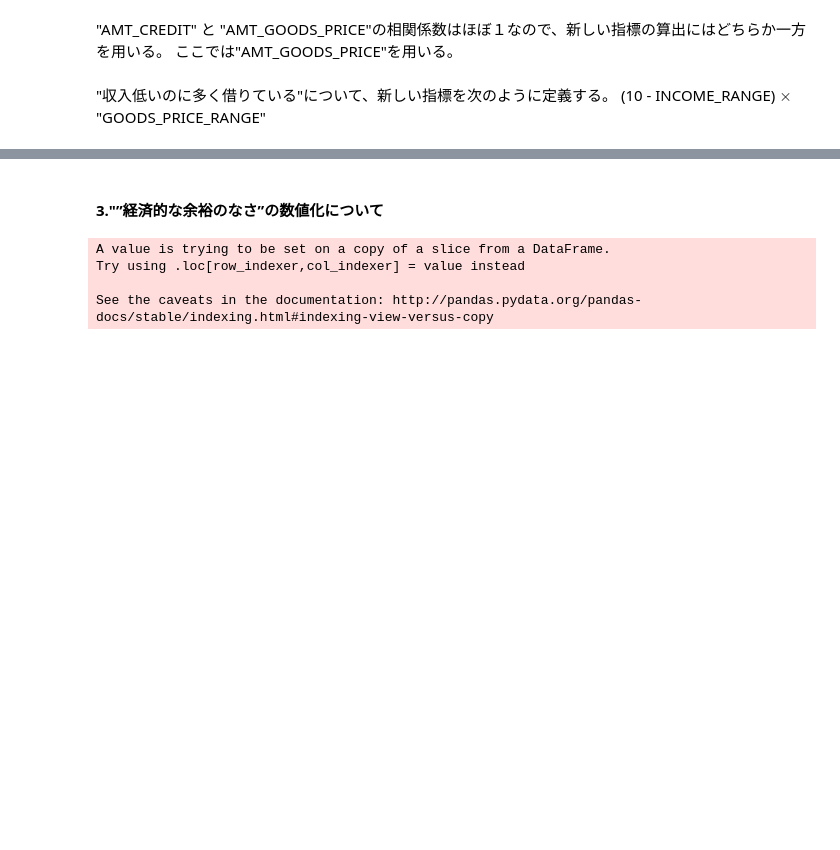
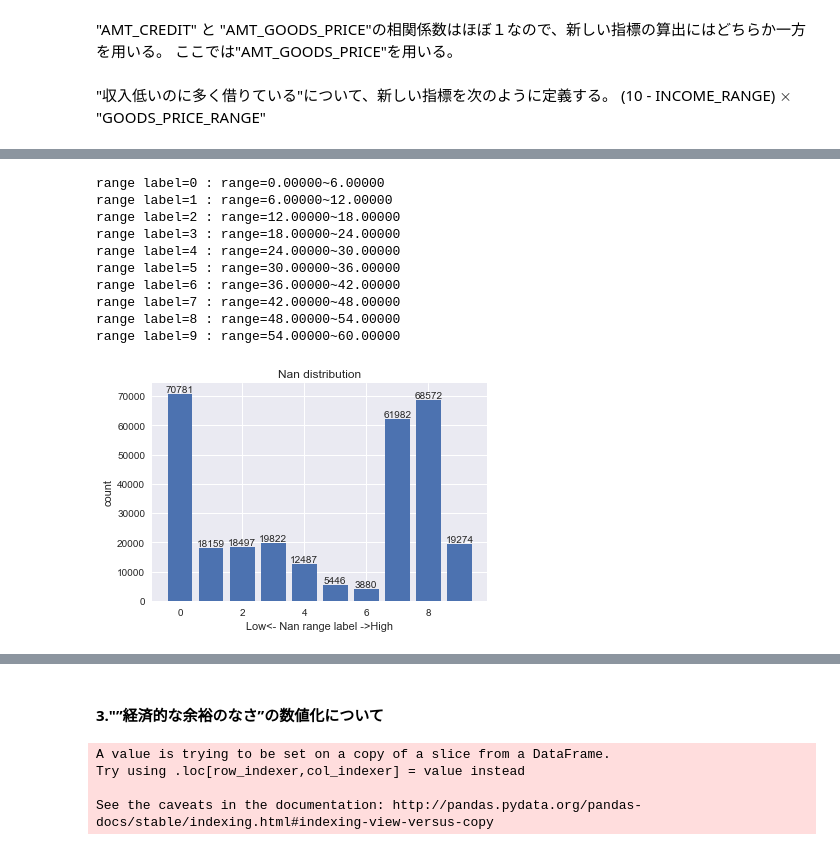
Before and after one commit to ns5849/diveintocode-ml, a Jupyter notebook: week4/week4-session1.ipynb, the cells around one changed output, grey strips where cells are left out. Drawn from its saved outputs; the diff is of its cells as text; code cells hidden in the pictures; blank space fills up the shorter version.

```diff
--- a/week4/week4-session1.ipynb
+++ b/week4/week4-session1.ipynb
@@ -409,0 +453,2 @@ array([[1.       , 0.9866873],
+# %%
+pd_application_train["NUM_OF_NAN"] = pd_application_train.isnull().sum(axis=1)
@@ -409,0 +467,26 @@ array([[1.       , 0.9866873],
+# %%
+tmp = binning_data(pd_application_train, "NUM_OF_NAN", "BIN_NUM_OF_NAN", 10, "MINMAX")
+nan_destribution_w_range = tmp.groupby("BIN_NUM_OF_NAN", as_index=False).count()
+
+plt.title('Nan distribution')
+plt.xlabel('Low<- Nan range label ->High')
+plt.ylabel('count')
+plt.grid(True)
+plt.bar(nan_destribution_w_range["BIN_NUM_OF_NAN"]
+        , nan_destribution_w_range["TARGET"])
+
+for x, y in zip(nan_destribution_w_range["BIN_NUM_OF_NAN"]
+                , nan_destribution_w_range["TARGET"]):
+    plt.text(x, y, y, ha='center', va='bottom')
+# %% [output]
+range label=0 : range=0.00000~6.00000
+range label=1 : range=6.00000~12.00000
+range label=2 : range=12.00000~18.00000
+range label=3 : range=18.00000~24.00000
+range label=4 : range=24.00000~30.00000
+range label=5 : range=30.00000~36.00000
+range label=6 : range=36.00000~42.00000
+range label=7 : range=42.00000~48.00000
+range label=8 : range=48.00000~54.00000
+range label=9 : range=54.00000~60.00000
+[figure, added]
```
Also changed, not shown: parts of 9 cells of this notebook.
